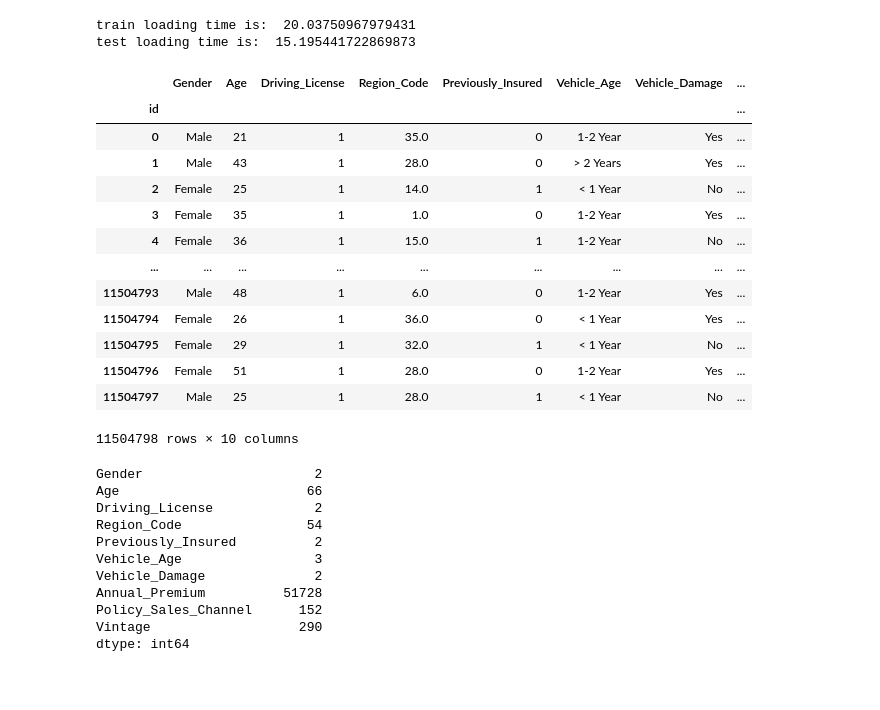
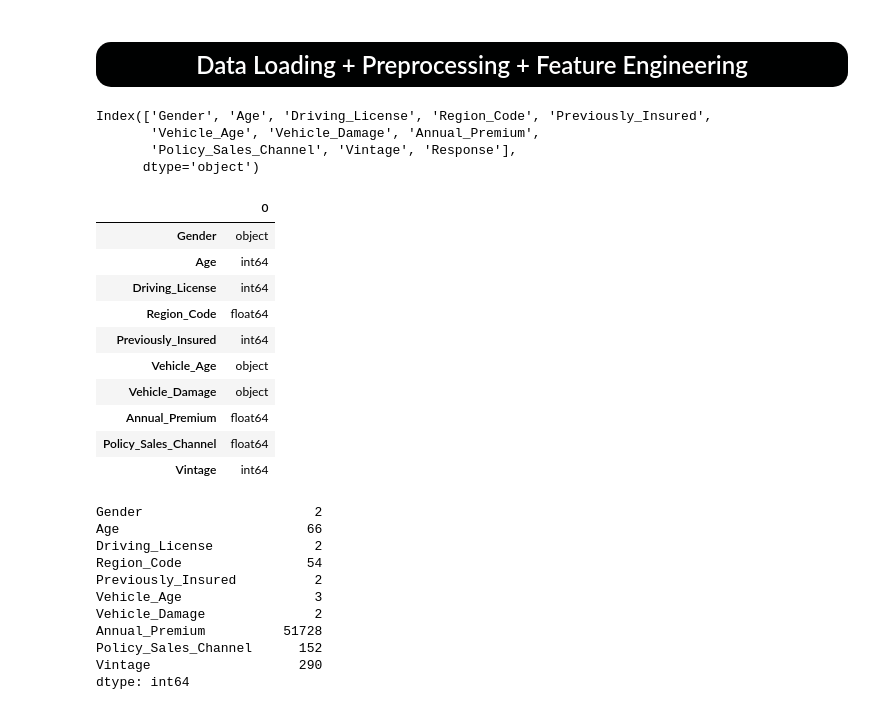
Before and after one commit to baseershah7/Kaggle-Notebooks, a Jupyter notebook: notebook9764b5cd1a.ipynb, the cells around one changed output. Saved outputs shown, nothing was run; the diff lists cells and outputs as text; code cells hidden in the pictures; blank space fills up the shorter version.

```diff
--- a/notebook9764b5cd1a.ipynb
+++ b/notebook9764b5cd1a.ipynb
@@ -42,19 +112,21 @@ for dirname, _, filenames in os.walk('/kaggle/input'):
 /kaggle/input/playground-series-s4e7/sample_submission.csv
 /kaggle/input/playground-series-s4e7/train.csv
 /kaggle/input/playground-series-s4e7/test.csv
+# %% [markdown]
+<a id="Data Loading + Preprocessing"></a>
+<h3 style="text-align: center; font-size: 24px; color: #FFFFFF; text-shadow: 2px 2px 5px #000000; background: rgba(0, 1, 1, 1); padding: 10px 20px; border-radius: 15px; box-shadow: 0px 0px 15px rgba(0, 0, 0, 0.5); display: inline-block; margin: 0 auto;">
+    Data Loading + Preprocessing + Feature Engineering
+</h3>
 # %%
-import time
-start_time = time.time()
 train = pd.read_csv("/kaggle/input/playground-series-s4e7/train.csv", index_col=[0])
-time_now = time.time() - start_time
-print("train loading time is: ",time_now)
-start_time = time.time()
 test = pd.read_csv("/kaggle/input/playground-series-s4e7/test.csv", index_col=[0])
-time_now = time.time() - start_time
-print("test loading time is: ",time_now)
-# %% [output]
-train loading time is:  20.03750967979431
-test loading time is:  15.195441722869873
+# %%
+train.columns
+# %% [output]
+Index(['Gender', 'Age', 'Driving_License', 'Region_Code', 'Previously_Insured',
+       'Vehicle_Age', 'Vehicle_Damage', 'Annual_Premium',
+       'Policy_Sales_Channel', 'Vintage', 'Response'],
+      dtype='object')
 # %%
 X = train.copy()
 y = X.pop("Response")
@@ -63,20 +133,17 @@ y = X.pop("Response")
 # %%
-X
+X.dtypes.to_frame()
 # %% [output]
-|  | Gender | Age | Driving_License | Region_Code | Previously_Insured | Vehicle_Age | Vehicle_Damage | ... |
-| id |  |  |  |  |  |  |  | ... |
-| 0 | Male | 21 | 1 | 35.0 | 0 | 1-2 Year | Yes | ... |
-| 1 | Male | 43 | 1 | 28.0 | 0 | > 2 Years | Yes | ... |
-| 2 | Female | 25 | 1 | 14.0 | 1 | < 1 Year | No | ... |
-| 3 | Female | 35 | 1 | 1.0 | 0 | 1-2 Year | Yes | ... |
-| 4 | Female | 36 | 1 | 15.0 | 1 | 1-2 Year | No | ... |
-| ... | ... | ... | ... | ... | ... | ... | ... | ... |
-| 11504793 | Male | 48 | 1 | 6.0 | 0 | 1-2 Year | Yes | ... |
-| 11504794 | Female | 26 | 1 | 36.0 | 0 | < 1 Year | Yes | ... |
-| 11504795 | Female | 29 | 1 | 32.0 | 1 | < 1 Year | No | ... |
-| 11504796 | Female | 51 | 1 | 28.0 | 0 | 1-2 Year | Yes | ... |
-| 11504797 | Male | 25 | 1 | 28.0 | 1 | < 1 Year | No | ... |
+|  | 0 |
+| Gender | object |
+| Age | int64 |
+| Driving_License | int64 |
+| Region_Code | float64 |
+| Previously_Insured | int64 |
+| Vehicle_Age | object |
+| Vehicle_Damage | object |
+| Annual_Premium | float64 |
+| Policy_Sales_Channel | float64 |
+| Vintage | int64 |
-11504798 rows × 10 columns
 # %%
 X.nunique()
 # %% [output]
```
Also changed, not shown: parts of 78 cells of this notebook.
